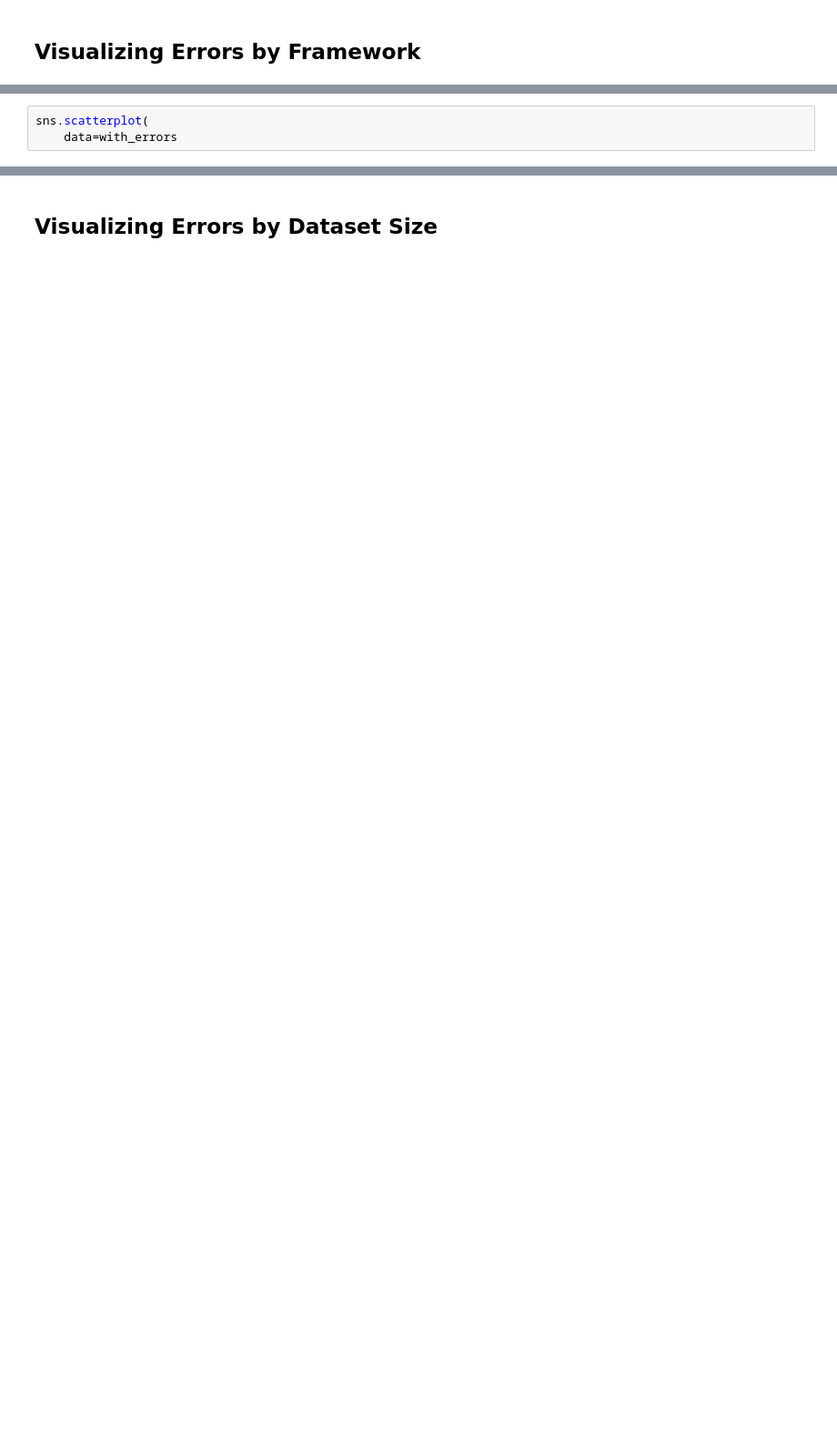
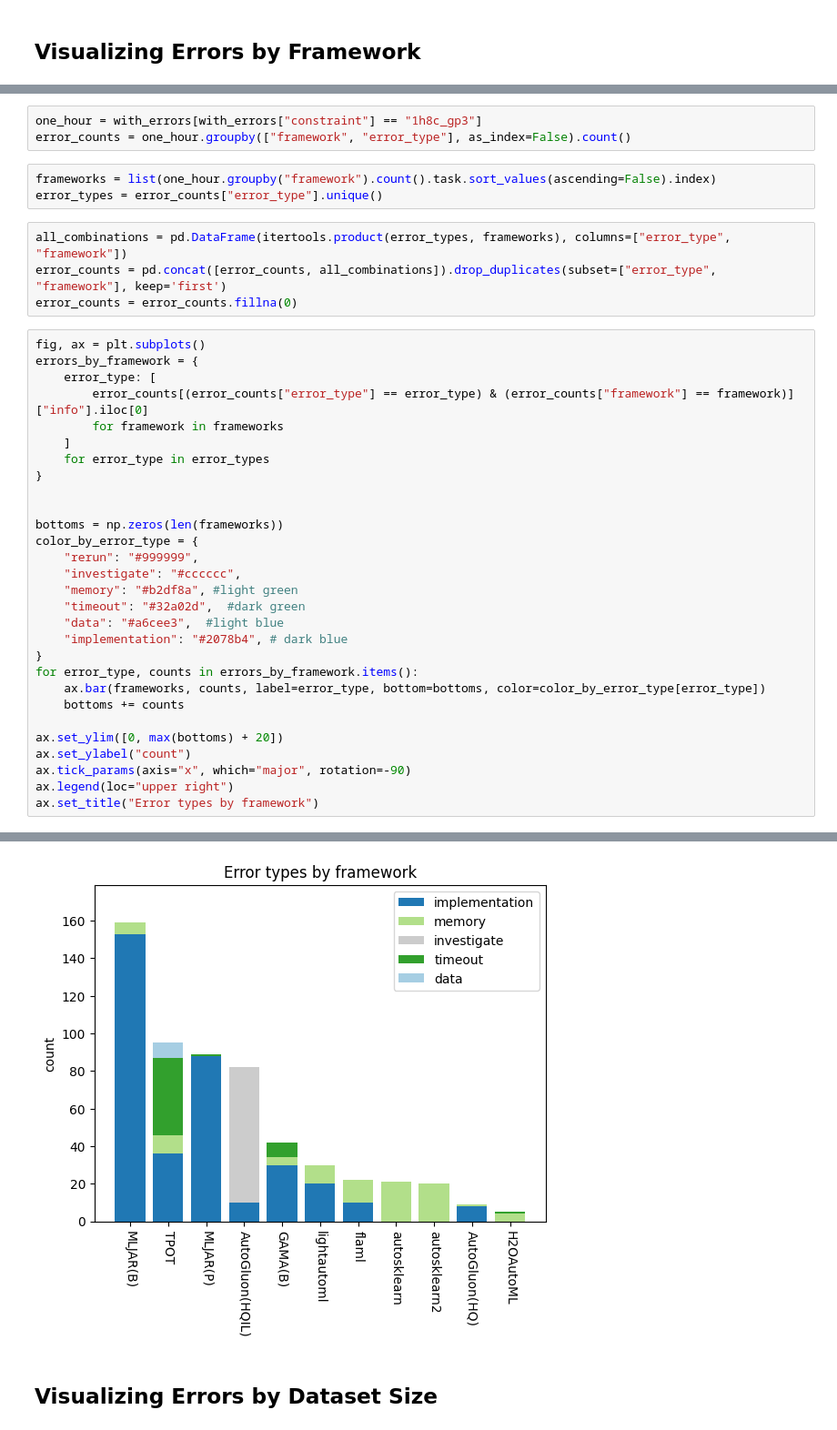
Before and after one commit to PGijsbers/amlb-results, a Jupyter notebook: notebooks/error_visualization.ipynb, the cells around one changed output, grey strips where cells are left out. Shown at 91% size. Saved outputs shown, nothing was run; the diff lists cells and outputs as text; blank space fills up the shorter version.

```diff
--- a/notebooks/error_visualization.ipynb
+++ b/notebooks/error_visualization.ipynb
@@ -160,4 +151,40 @@ FILE
+# %%
+one_hour = with_errors[with_errors["constraint"] == "1h8c_gp3"]
+error_counts = one_hour.groupby(["framework", "error_type"], as_index=False).count()
+# %%
+frameworks = list(one_hour.groupby("framework").count().task.sort_values(ascending=False).index)
+error_types = error_counts["error_type"].unique()
+# %%
+all_combinations = pd.DataFrame(itertools.product(error_types, frameworks), columns=["error_type", "framework"])
+error_counts = pd.concat([error_counts, all_combinations]).drop_duplicates(subset=["error_type", "framework"], keep='first')
+error_counts = error_counts.fillna(0)
 # %%
-sns.scatterplot(
-    data=with_errors
+fig, ax = plt.subplots()
+errors_by_framework = {
+    error_type: [
+        error_counts[(error_counts["error_type"] == error_type) & (error_counts["framework"] == framework)]["info"].iloc[0]
+        for framework in frameworks
+    ]
+    for error_type in error_types
+}
+
+
+bottoms = np.zeros(len(frameworks))
+color_by_error_type = {
+    "rerun": "#999999",
+    "investigate": "#cccccc",
+    "memory": "#b2df8a", #light green
+    "timeout": "#32a02d",  #dark green
+    "data": "#a6cee3",  #light blue
+    "implementation": "#2078b4", # dark blue
+}
+for error_type, counts in errors_by_framework.items():
+    ax.bar(frameworks, counts, label=error_type, bottom=bottoms, color=color_by_error_type[error_type])
+    bottoms += counts
+
+ax.set_ylim([0, max(bottoms) + 20])
+ax.set_ylabel("count")
+ax.tick_params(axis="x", which="major", rotation=-90)
+ax.legend(loc="upper right")
+ax.set_title("Error types by framework")
 # %% [output]
@@ -165,2 +192,3 @@ AttributeError: module 'seaborn' has no attribute 'scatter'
+[figure, added]
 # %% [markdown]
 ## Visualizing Errors by Dataset Size
```
Also changed, not shown: parts of 14 cells of this notebook.
